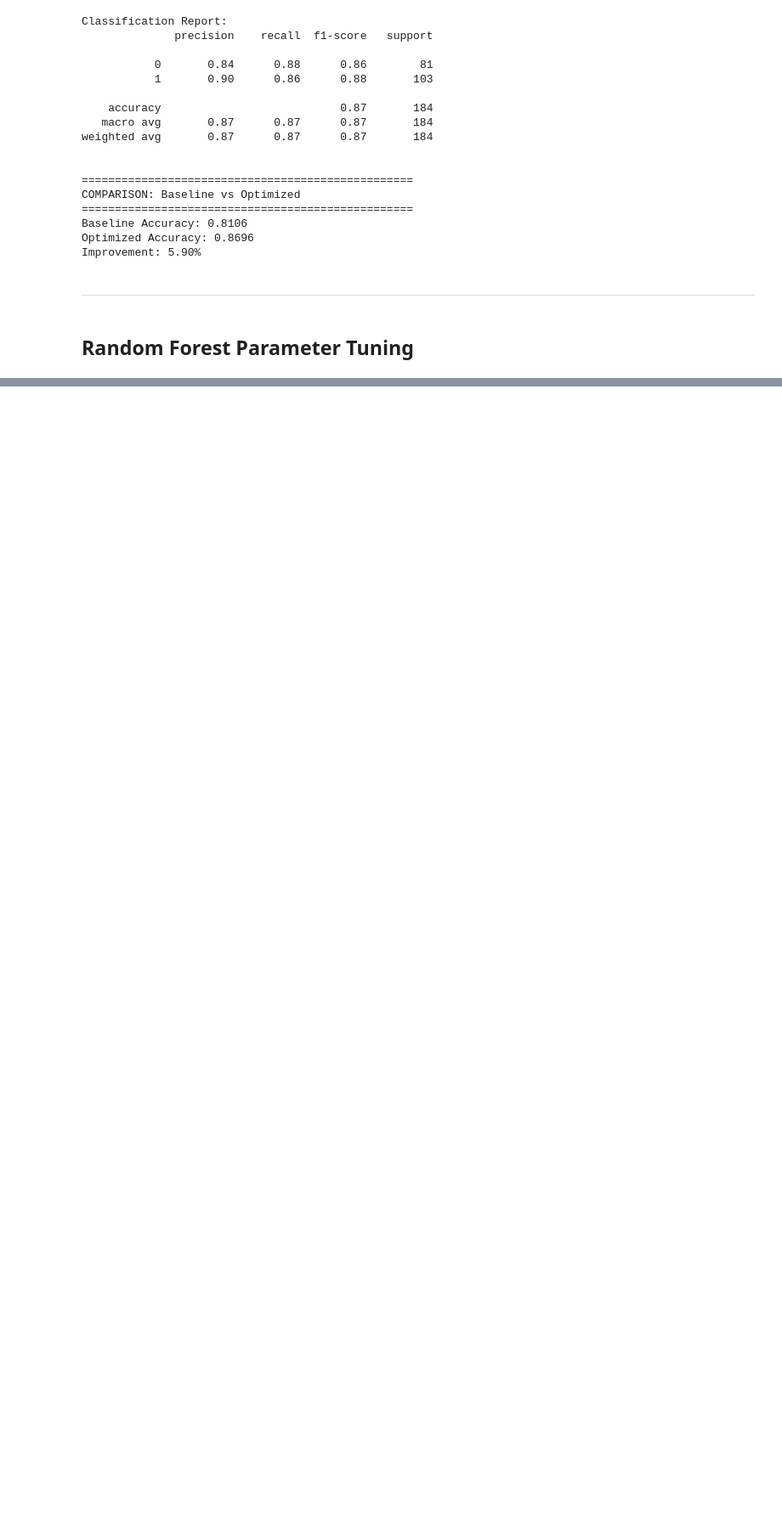
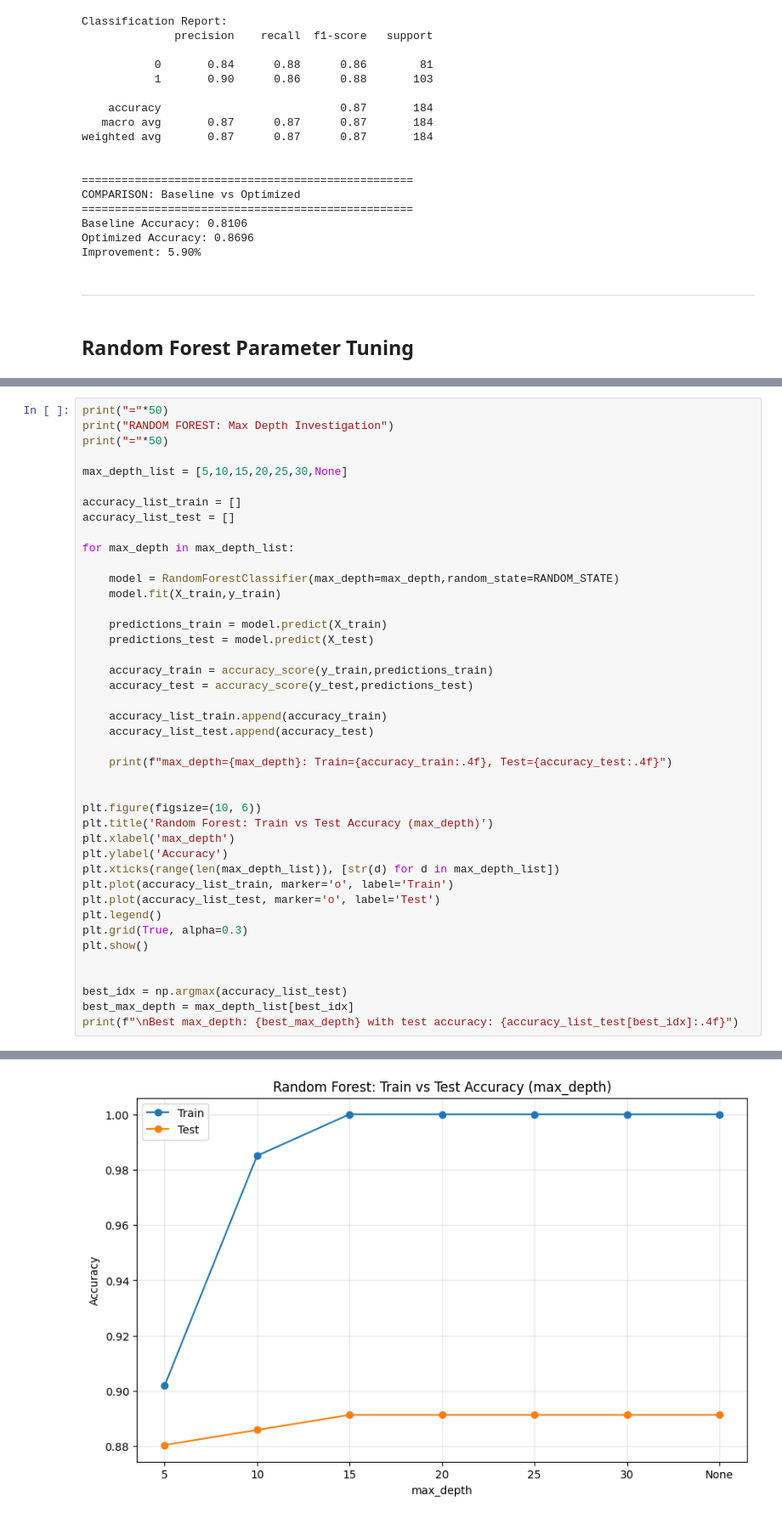
Before and after one commit to saumyashah0510/MachineLearning, a Jupyter notebook: Basic libraries/scikit learn/Projects/Cardiovascular_disease_classifier.ipynb, the cells around one changed output, grey strips where cells are left out. Shown at 85% size. Cells and saved outputs as stored; diff of their text form; blank space fills up the shorter version.

```diff
--- a/Basic libraries/scikit learn/Projects/Cardiovascular_disease_classifier.ipynb
+++ b/Basic libraries/scikit learn/Projects/Cardiovascular_disease_classifier.ipynb
@@ -486,0 +547,43 @@ Improvement: 5.90%
+# %%
+print("="*50)
+print("RANDOM FOREST: Max Depth Investigation")
+print("="*50)
+
+max_depth_list = [5,10,15,20,25,30,None]
+
+accuracy_list_train = []
+accuracy_list_test = []
+
+for max_depth in max_depth_list:
+
+    model = RandomForestClassifier(max_depth=max_depth,random_state=RANDOM_STATE)
+    model.fit(X_train,y_train)
+
+    predictions_train = model.predict(X_train)
+    predictions_test = model.predict(X_test)
+
+    accuracy_train = accuracy_score(y_train,predictions_train)
+    accuracy_test = accuracy_score(y_test,predictions_test)
+
+    accuracy_list_train.append(accuracy_train)
+    accuracy_list_test.append(accuracy_test)
+
+    print(f"max_depth={max_depth}: Train={accuracy_train:.4f}, Test={accuracy_test:.4f}")
+
+
+plt.figure(figsize=(10, 6))
+plt.title('Random Forest: Train vs Test Accuracy (max_depth)')
+plt.xlabel('max_depth')
+plt.ylabel('Accuracy')
+plt.xticks(range(len(max_depth_list)), [str(d) for d in max_depth_list])
+plt.plot(accuracy_list_train, marker='o', label='Train')
+plt.plot(accuracy_list_test, marker='o', label='Test')
+plt.legend()
+plt.grid(True, alpha=0.3)
+plt.show()
+
+
+best_idx = np.argmax(accuracy_list_test)
+best_max_depth = max_depth_list[best_idx]
+print(f"\nBest max_depth: {best_max_depth} with test accuracy: {accuracy_list_test[best_idx]:.4f}")
+# %% [output]
@@ -486,0 +600 @@ Improvement: 5.90%
+[figure, added]
```
Also changed, not shown: parts of 7 cells of this notebook.
